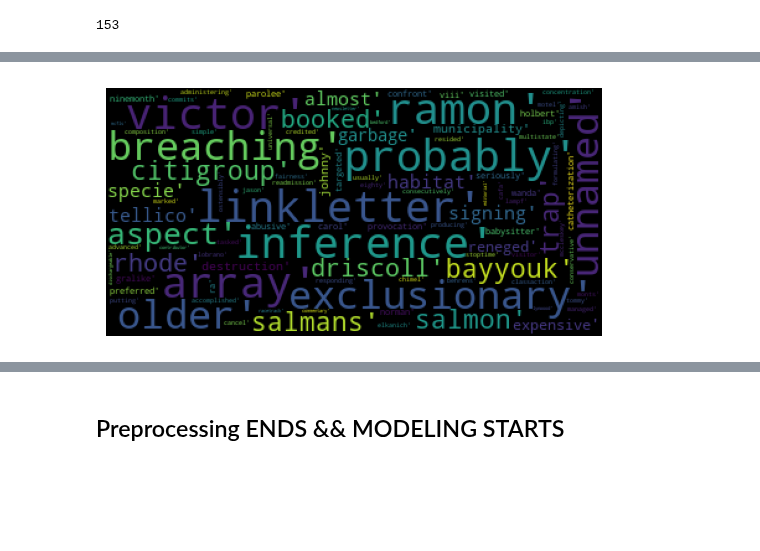
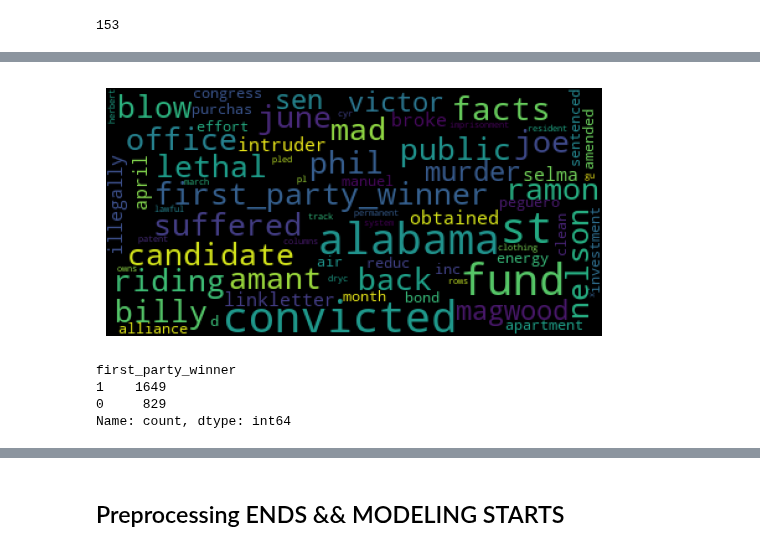
Before and after one commit to dlsco123/mtvsDacon, a Jupyter notebook: [mtvs]nic.ipynb, the cells around one changed output, grey strips where cells are left out. Saved outputs shown, nothing was run; the diff lists cells and outputs as text; code cells hidden in the pictures; blank space fills up the shorter version.

```diff
--- a/[mtvs]nic.ipynb
+++ b/[mtvs]nic.ipynb
@@ -258,0 +240,3 @@ plt.show()
+# %%
+train_nlp["facts"] = train_nlp["facts"].apply(lambda x: utils_preprocess_text(x, flg_stemm=False, flg_lemm=True, lst_stopwords=lst_stopwords))
+train_nlp
@@ -258,0 +279,12 @@ plt.show()
+# %%
+def func_stopwords(wht):
+    wl_words=[]
+    for word, freq in wht.most_common():
+        if freq == 1:
+            wl_words.append(word)
+        user_stopwords.update(wl_words)
+    return user_stopwords
+# %%
+real_freq, _ = freq(train_nlp, 'facts')
+
+user_stopwords=func_stopwords(real_freq)
@@ -258,0 +298,3 @@ plt.show()
+# %%
+train_nlp["facts"] = train_nlp["facts"].apply(lambda x: utils_preprocess_text(x, flg_stemm=False, flg_lemm=True, lst_stopwords=lst_stopwords, user_stopwords=user_stopwords))
+train_nlp
@@ -259,10 +315,17 @@ plt.show()
 # %%
-wc0 = wordcloud.WordCloud(background_color='black', max_words=100,
+wc = wordcloud.WordCloud(background_color='black', max_words=100,
                         max_font_size=35)
-wc0 = wc0.generate(str(lost))
+wc = wc.generate(str(train_nlp))
 fig = plt.figure(num=1)
 plt.axis('off')
-plt.imshow(wc0, cmap=None)
+plt.imshow(wc, cmap=None)
 plt.show()
 # %% [output]
-[figure, old version]
+[figure, new version]
+# %%
+train_nlp["first_party_winner"].value_counts()
+# %% [output]
+first_party_winner
+1    1649
+0     829
+Name: count, dtype: int64
```
Also changed, not shown: parts of 58 cells of this notebook.
